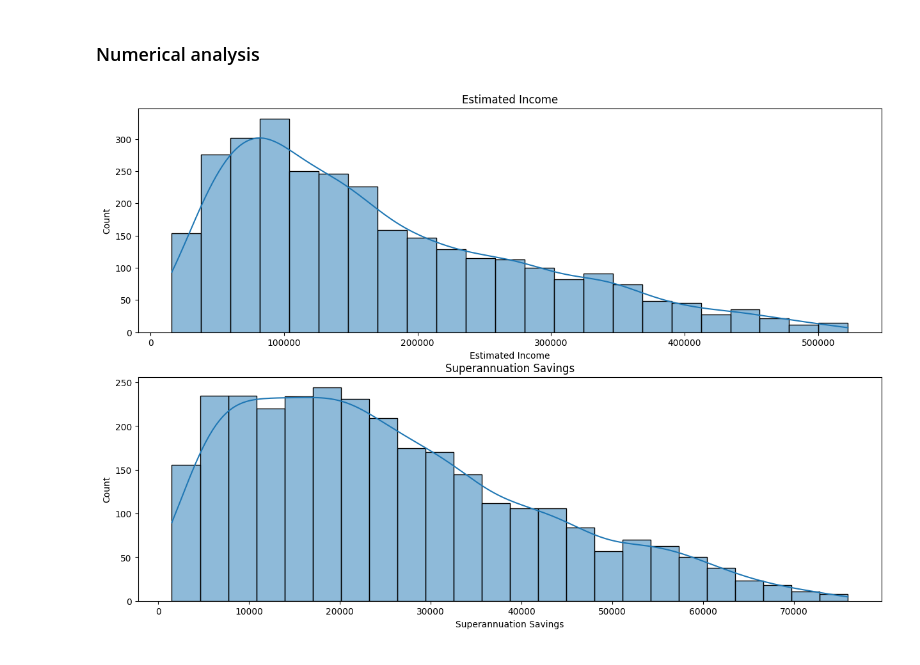
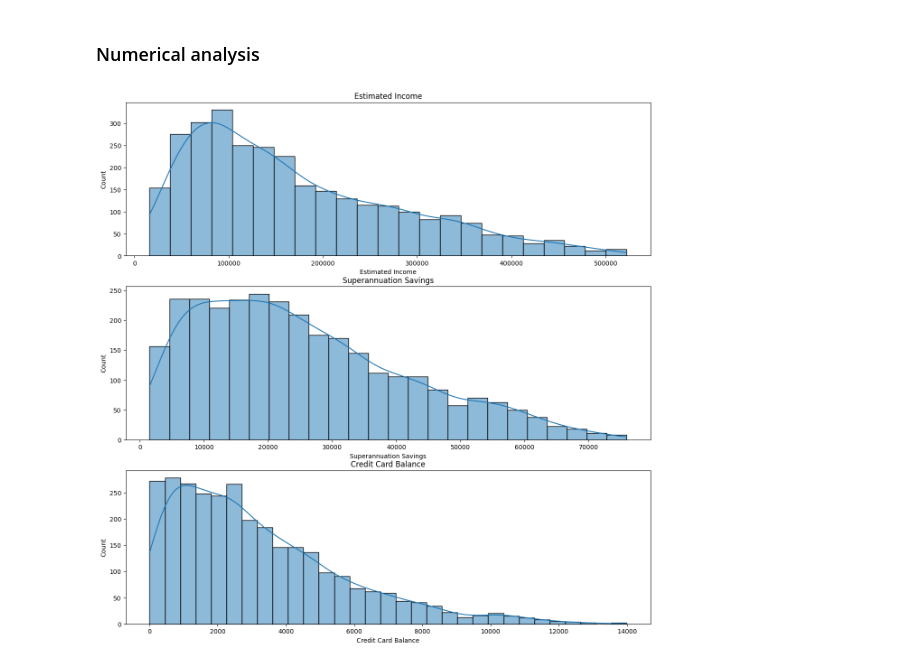
Before and after one commit to RealElvince/banking-EDA, a Jupyter notebook: notebooks/banking_EDA.ipynb, the cells around one changed output. Saved outputs shown, nothing was run; the diff lists cells and outputs as text; code cells hidden in the pictures.

Commit message:
credit card balance histoplot

```diff
--- a/notebooks/banking_EDA.ipynb
+++ b/notebooks/banking_EDA.ipynb
@@ -243,12 +243,13 @@ for i,col in enumerate(category_cols):
 # %% [markdown]
 ### Numerical analysis
 # %%
-numerical_columns = ['Estimated Income','Superannuation Savings']
-plt.figure(figsize=(15,10))
+numerical_columns = ['Estimated Income','Superannuation Savings','Credit Card Balance'
+]
+plt.figure(figsize=(15,15))
 for i,col in enumerate(numerical_columns):
-    plt.subplot(2,1,i+1)
+    plt.subplot(3,1,i+1)
     sns.histplot(df[col],kde=True)
     plt.title(col)
 plt.show()
 # %% [output]
-[figure, old version]
+[figure, new version]
```
